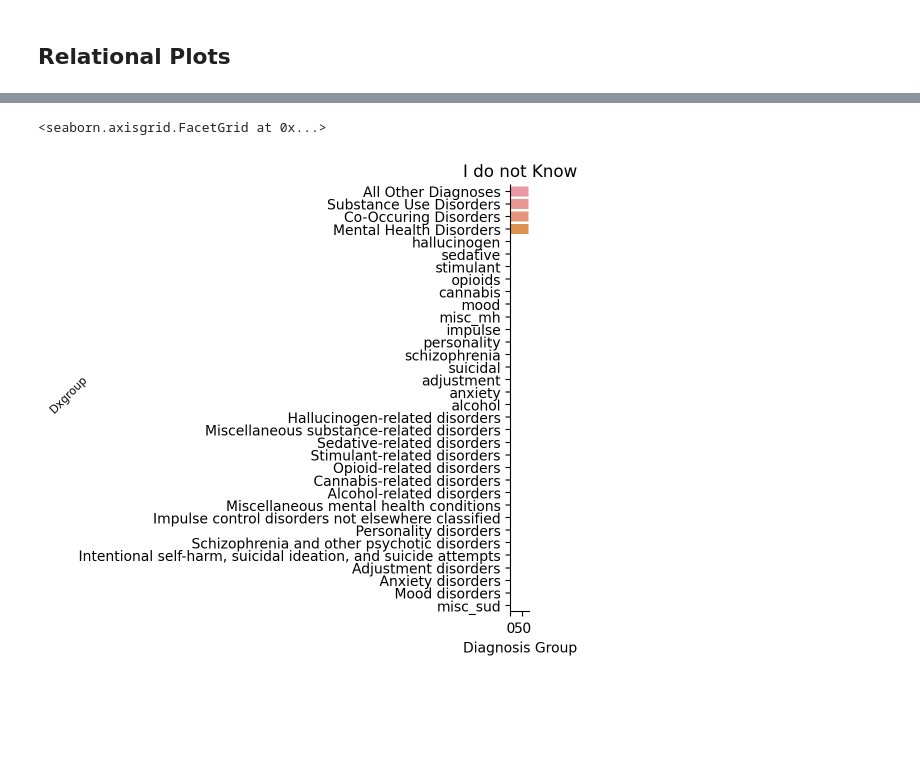
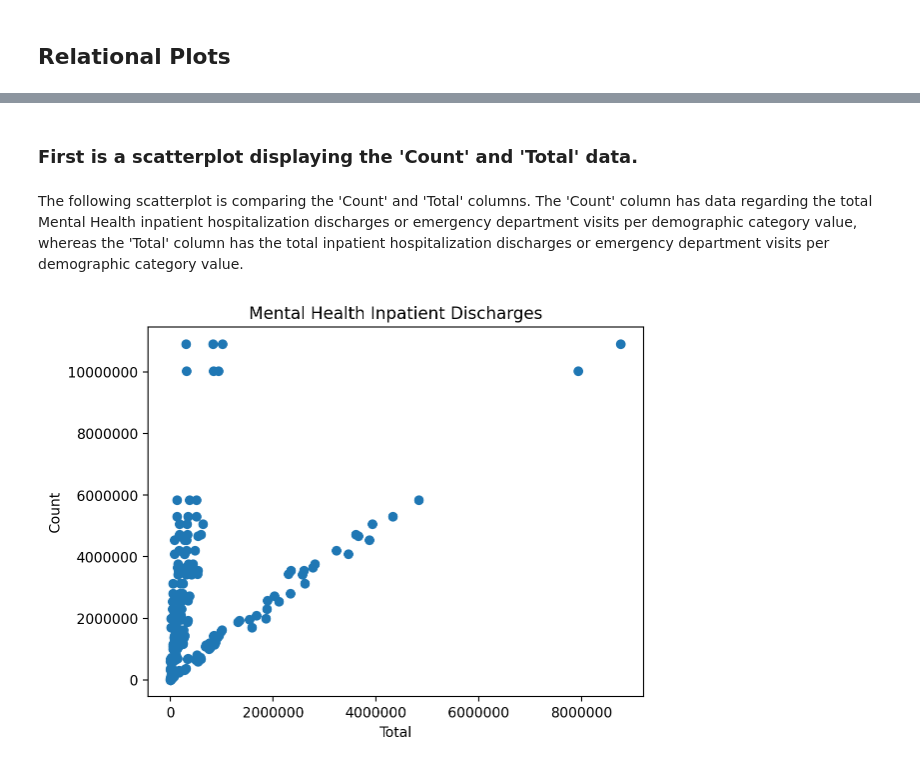
Before and after one commit to abbyzurasky/PUBH1142, a Jupyter notebook: MentalHealthDataAnalysis.ipynb, the cells around one changed output, grey strips where cells are left out. Cells and saved outputs as stored; diff of their text form; code cells hidden in the pictures; blank space fills up the shorter version.

```diff
--- a/MentalHealthDataAnalysis.ipynb
+++ b/MentalHealthDataAnalysis.ipynb
@@ -45,0 +82,3 @@ Index(['Year', 'Geography', 'Pattype', 'Category', 'Cat_desc', 'Dxgroup',
+# %%
+# Make the Count column numeric
+df['Count'] = pd.to_numeric(df['Count'], errors='coerce')
@@ -45,0 +94,3 @@ Index(['Year', 'Geography', 'Pattype', 'Category', 'Cat_desc', 'Dxgroup',
+# %%
+# Now make the Total column numeric
+df['Total'] = pd.to_numeric(df['Total'], errors='coerce')
@@ -45,0 +104,3 @@ Index(['Year', 'Geography', 'Pattype', 'Category', 'Cat_desc', 'Dxgroup',
+# %%
+# Now make the Percent column numeric
+df['Percent'] = pd.to_numeric(df['Percent'], errors='coerce')
@@ -89,15 +130,15 @@ sns.catplot(
-# %%
-# Get rid of the values on the y-axis that are 0
-sns.catplot(
-    data=df,
-    y='Dxgroup',
-    kind='count',
-    order=df['Dxgroup'].value_counts().index
-).set(
-    title='I do not Know',
-    xlabel='Diagnosis Group',
-    ylabel='Count'
-).set_ylabels(fontsize=8, rotation=45)
-# %% [output]
-<seaborn.axisgrid.FacetGrid at 0x...>
-[figure, removed]
+# %% [markdown]
+### First is a scatterplot displaying the 'Count' and 'Total' data.
+# %% [markdown]
+The following scatterplot is comparing the 'Count' and 'Total' columns. The 'Count' column has data regarding the total Mental Health inpatient hospitalization discharges or emergency department visits per demographic category value, whereas the 'Total' column has the total inpatient hospitalization discharges or emergency department visits per demographic category value.
+# %%
+# Create a scatter plot of the Count and Total columns (comparing the number of people admitted to the number of people discharged)
+plt.scatter(df['Count'], df['Total'], cmap='coolwarm')
+plt.title('Mental Health Inpatient Discharges')
+# Add a y-axis label
+plt.ylabel('Count')
+# Add an x-axis label
+plt.xlabel('Total')
+plt.ticklabel_format(style='plain')
+# %% [output]
+[figure, added]
```
Also changed, not shown: parts of 48 cells of this notebook.
